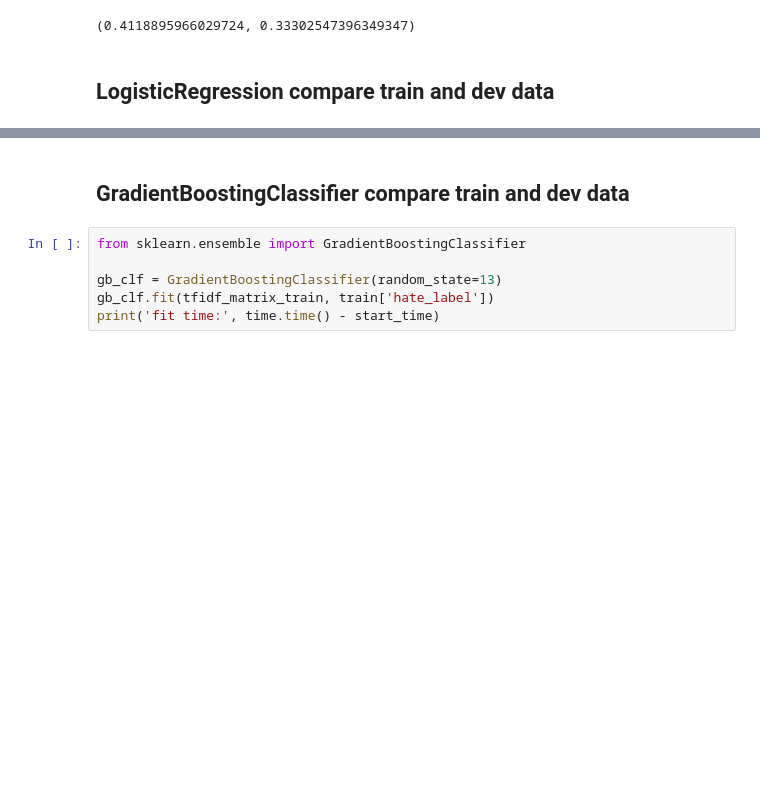
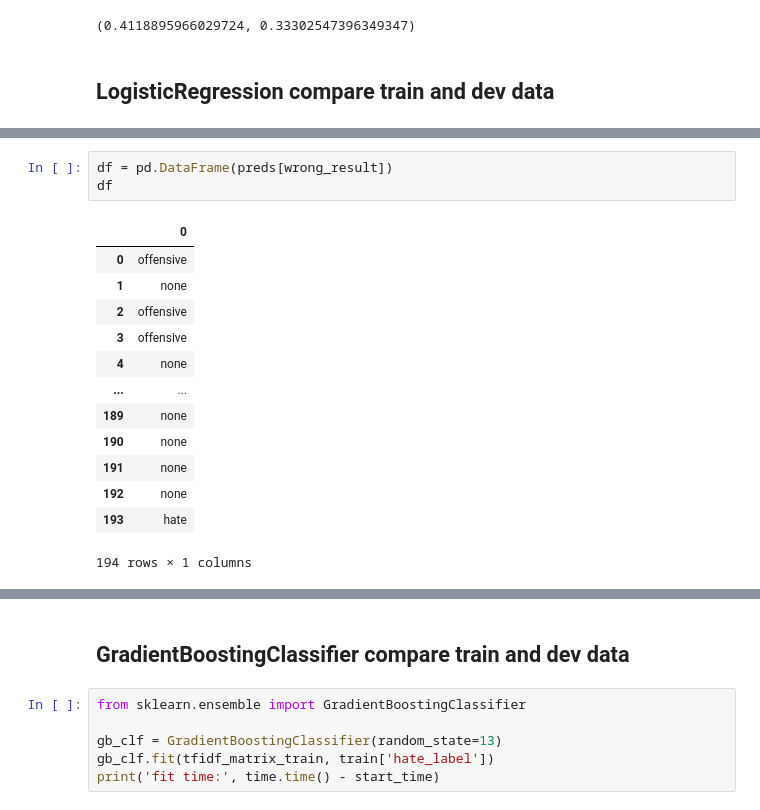
Before and after one commit to hayoon/nlp_hate_speech, a Jupyter notebook: code/yeji/04_tfidf_clf.ipynb, the cells around one changed output, grey strips where cells are left out. Drawn from its saved outputs; the diff is of its cells as text; blank space fills up the shorter version.

```diff
--- a/code/yeji/04_tfidf_clf.ipynb
+++ b/code/yeji/04_tfidf_clf.ipynb
@@ -83,0 +127,17 @@ accuracy_score(dev['hate_label'], preds), f1_score(preds, dev['hate_label'], ave
+# %%
+df = pd.DataFrame(preds[wrong_result])
+df
+# %% [output]
+|  | 0 |
+| 0 | offensive |
+| 1 | none |
+| 2 | offensive |
+| 3 | offensive |
+| 4 | none |
+| ... | ... |
+| 189 | none |
+| 190 | none |
+| 191 | none |
+| 192 | none |
+| 193 | hate |
+194 rows × 1 columns
```
Also changed, not shown: parts of 23 cells of this notebook, 1 other file.
